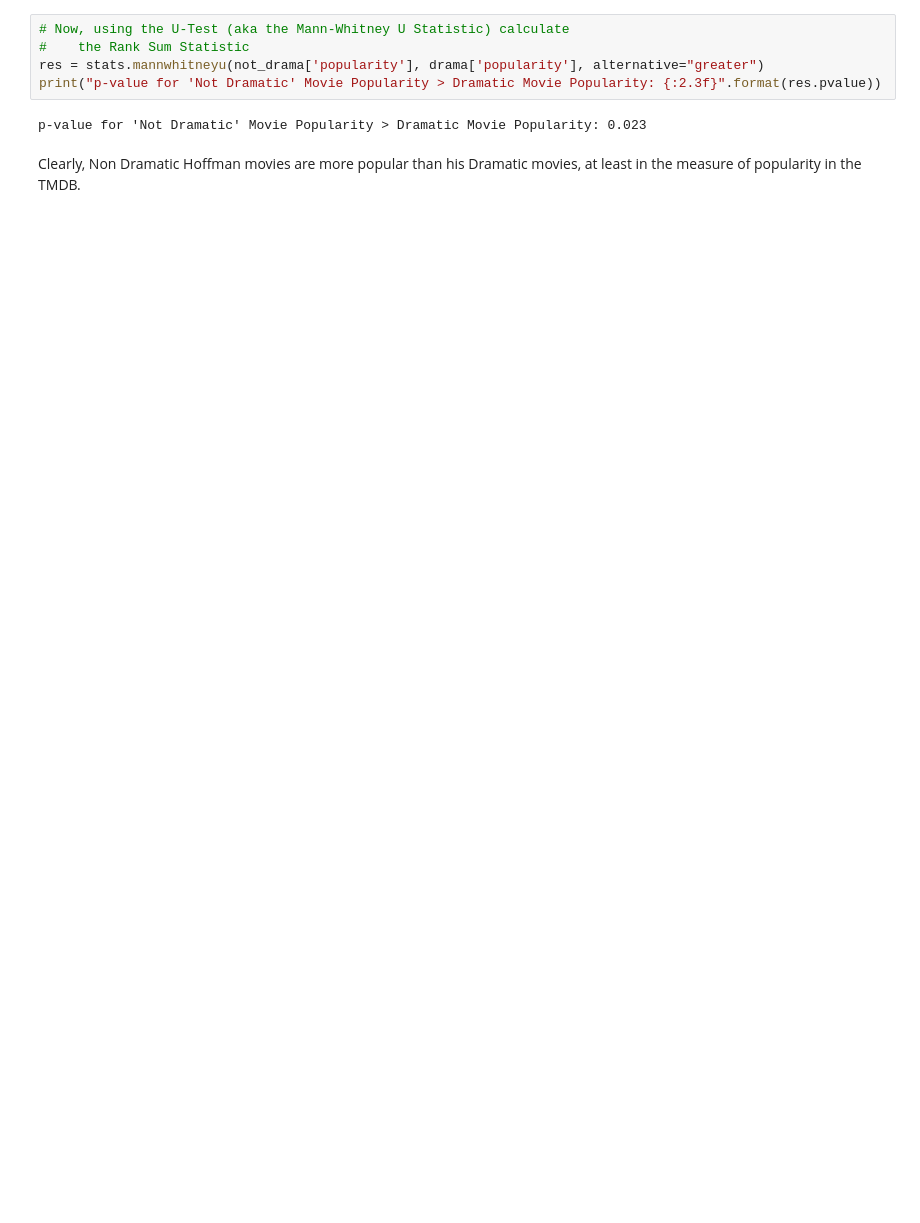
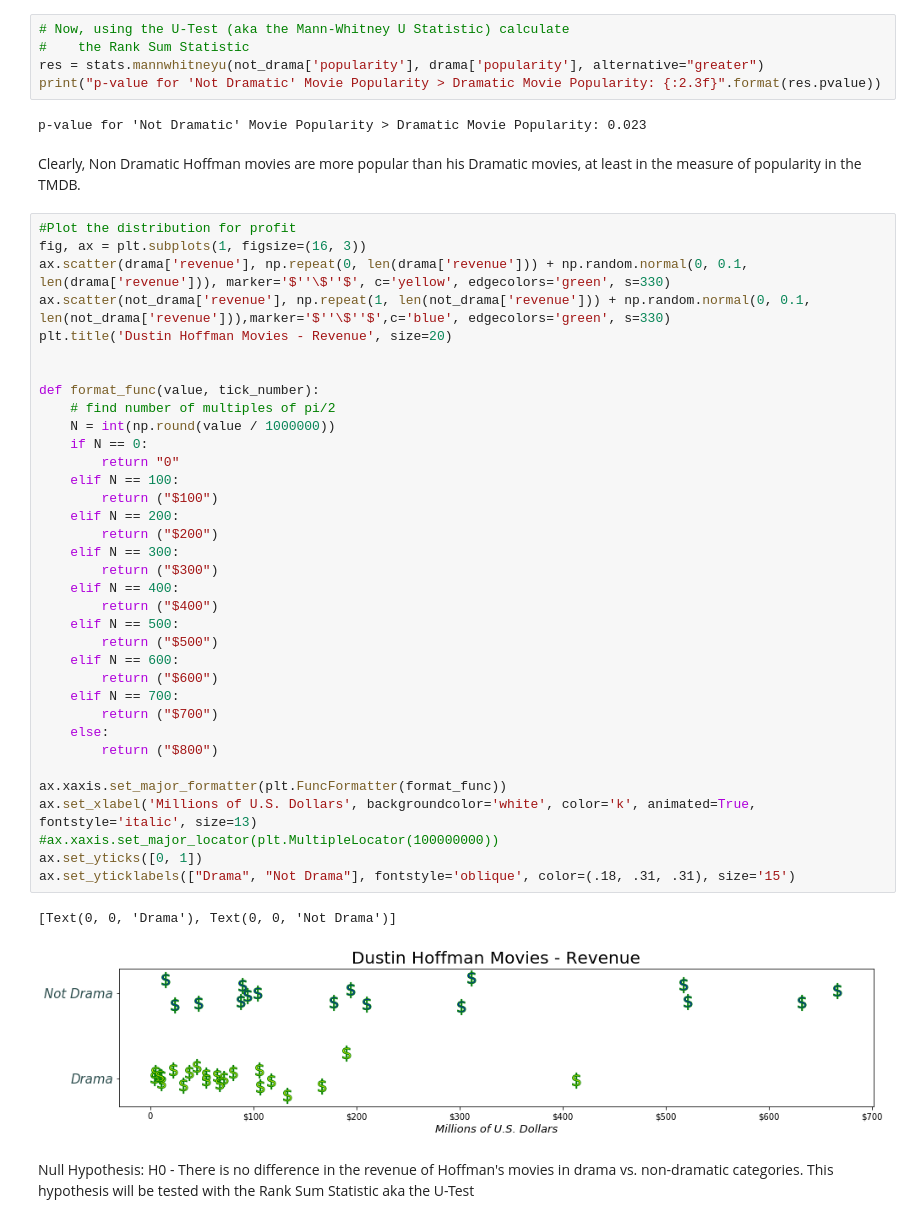
Before and after one commit to faltisco/Choose_Genre, a Jupyter notebook: EDA and Hypothesis Testing.ipynb, the cells around one changed output. Drawn from its saved outputs; the diff is of its cells as text; blank space fills up the shorter version.

```diff
--- a/EDA and Hypothesis Testing.ipynb
+++ b/EDA and Hypothesis Testing.ipynb
@@ -597,3 +589,44 @@ print("p-value for 'Not Dramatic' Movie Popularity > Dramatic Movie Popularity:
 p-value for 'Not Dramatic' Movie Popularity > Dramatic Movie Popularity: 0.023
 # %% [markdown]
 Clearly, Non Dramatic Hoffman movies are more popular than his Dramatic movies, at least in the measure of popularity in the TMDB.
+# %%
+#Plot the distribution for profit
+fig, ax = plt.subplots(1, figsize=(16, 3))
+ax.scatter(drama['revenue'], np.repeat(0, len(drama['revenue'])) + np.random.normal(0, 0.1, len(drama['revenue'])), marker='$''\$''$', c='yellow', edgecolors='green', s=330)
+ax.scatter(not_drama['revenue'], np.repeat(1, len(not_drama['revenue'])) + np.random.normal(0, 0.1, len(not_drama['revenue'])),marker='$''\$''$',c='blue', edgecolors='green', s=330)
+plt.title('Dustin Hoffman Movies - Revenue', size=20)
+
+
+def format_func(value, tick_number):
+    # find number of multiples of pi/2
+    N = int(np.round(value / 1000000))
+    if N == 0:
+        return "0"
+    elif N == 100:
+        return ("$100")
+    elif N == 200:
+        return ("$200")
+    elif N == 300:
+        return ("$300")
+    elif N == 400:
+        return ("$400")
+    elif N == 500:
+        return ("$500")
+    elif N == 600:
+        return ("$600")
+    elif N == 700:
+        return ("$700")
+    else:
+        return ("$800")
+
+ax.xaxis.set_major_formatter(plt.FuncFormatter(format_func))
+ax.set_xlabel('Millions of U.S. Dollars', backgroundcolor='white', color='k', animated=True, fontstyle='italic', size=13)
+#ax.xaxis.set_major_locator(plt.MultipleLocator(100000000))
+ax.set_yticks([0, 1])
+ax.set_yticklabels(["Drama", "Not Drama"], fontstyle='oblique', color=(.18, .31, .31), size='15')
+# %% [output]
+[Text(0, 0, 'Drama'), Text(0, 0, 'Not Drama')]
+[figure, added]
+# %% [markdown]
+Null Hypothesis: H0 - There is no difference in the revenue of Hoffman's movies in drama vs. non-dramatic categories.
+This hypothesis will be tested with the Rank Sum Statistic aka the U-Test
```
Also changed, not shown: parts of 11 cells of this notebook.
